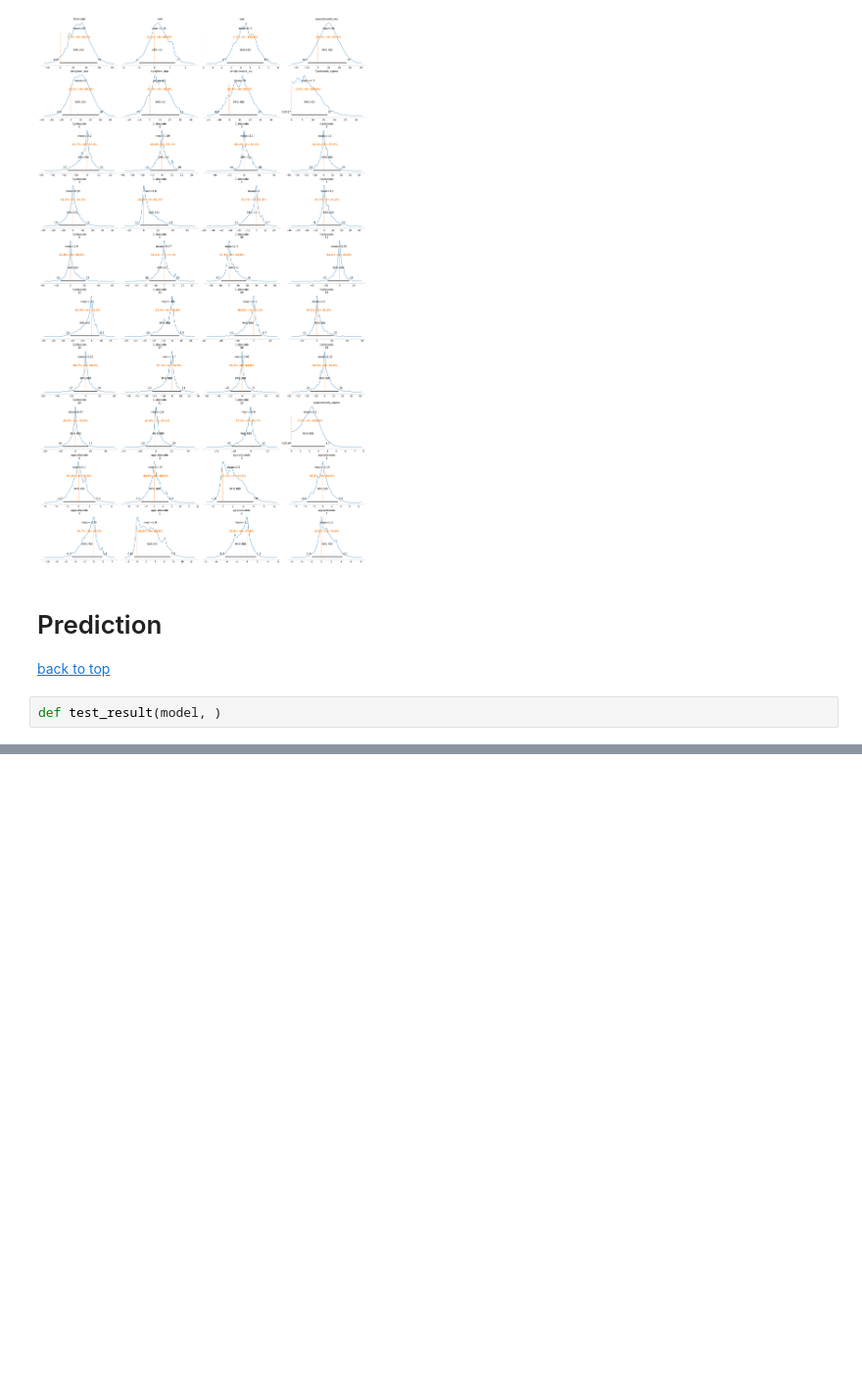
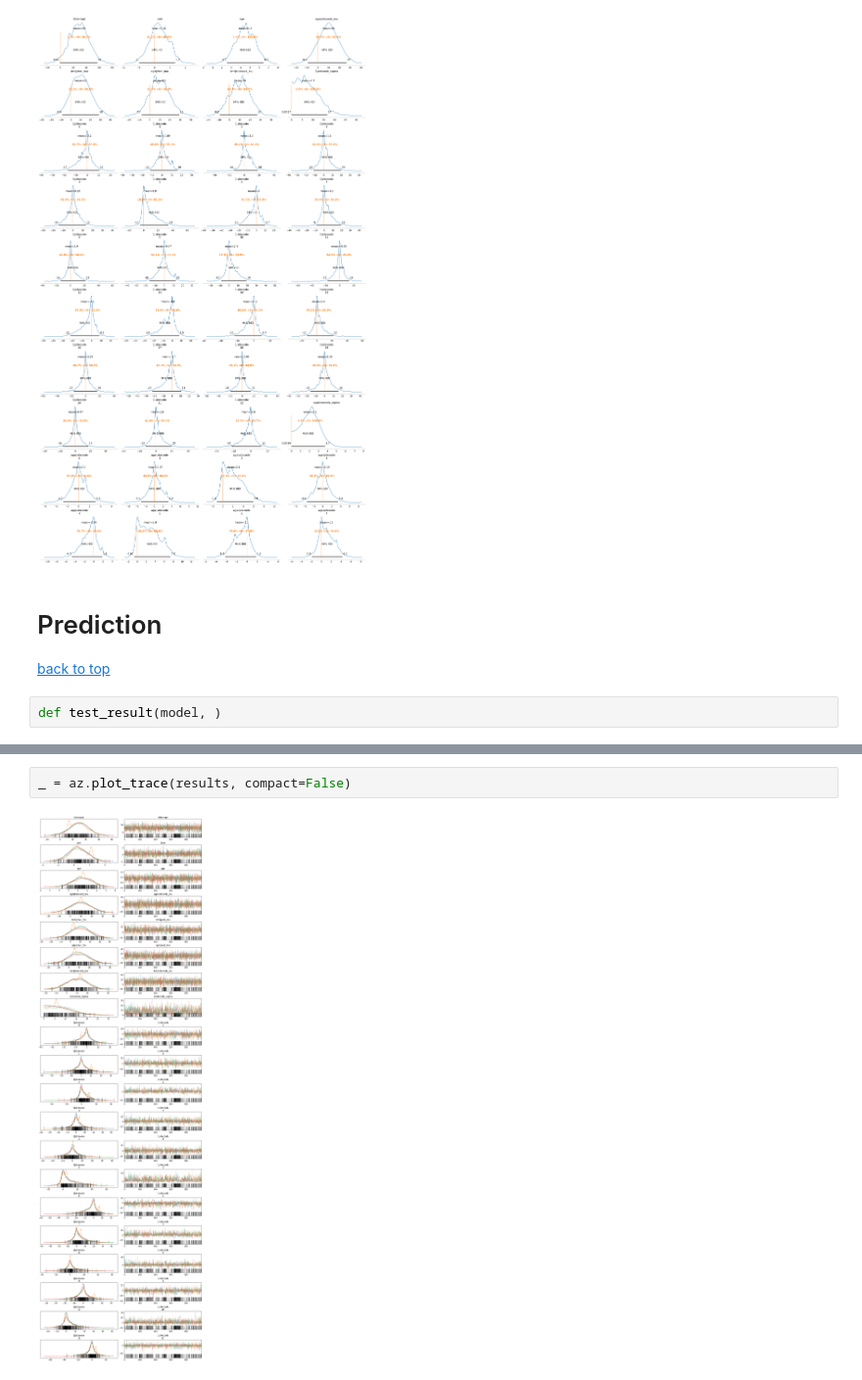
Before and after one commit to brodyee/STATS551_Project, a Jupyter notebook: modeling/jamesModeling.ipynb, the cells around one changed output, grey strips where cells are left out. Shown at 98% size. Saved outputs shown, nothing was run; the diff lists cells and outputs as text; blank space fills up the shorter version.

```diff
--- a/modeling/jamesModeling.ipynb
+++ b/modeling/jamesModeling.ipynb
@@ -138,0 +144,4 @@ def test_result(model, )
+# %%
+_ = az.plot_trace(results, compact=False)
+# %% [output]
+[figure, added]
```
Also changed, not shown: parts of 1 cell of this notebook.
